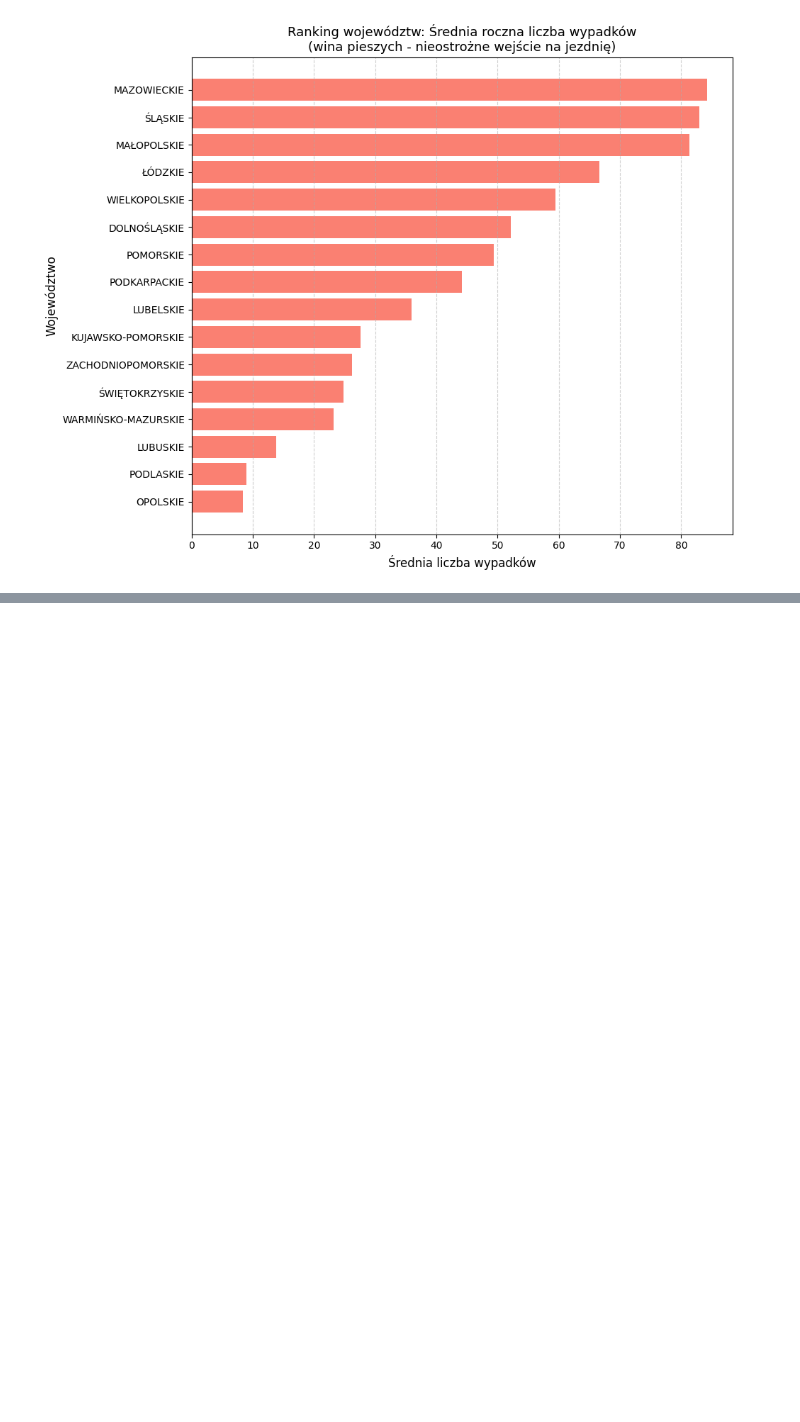
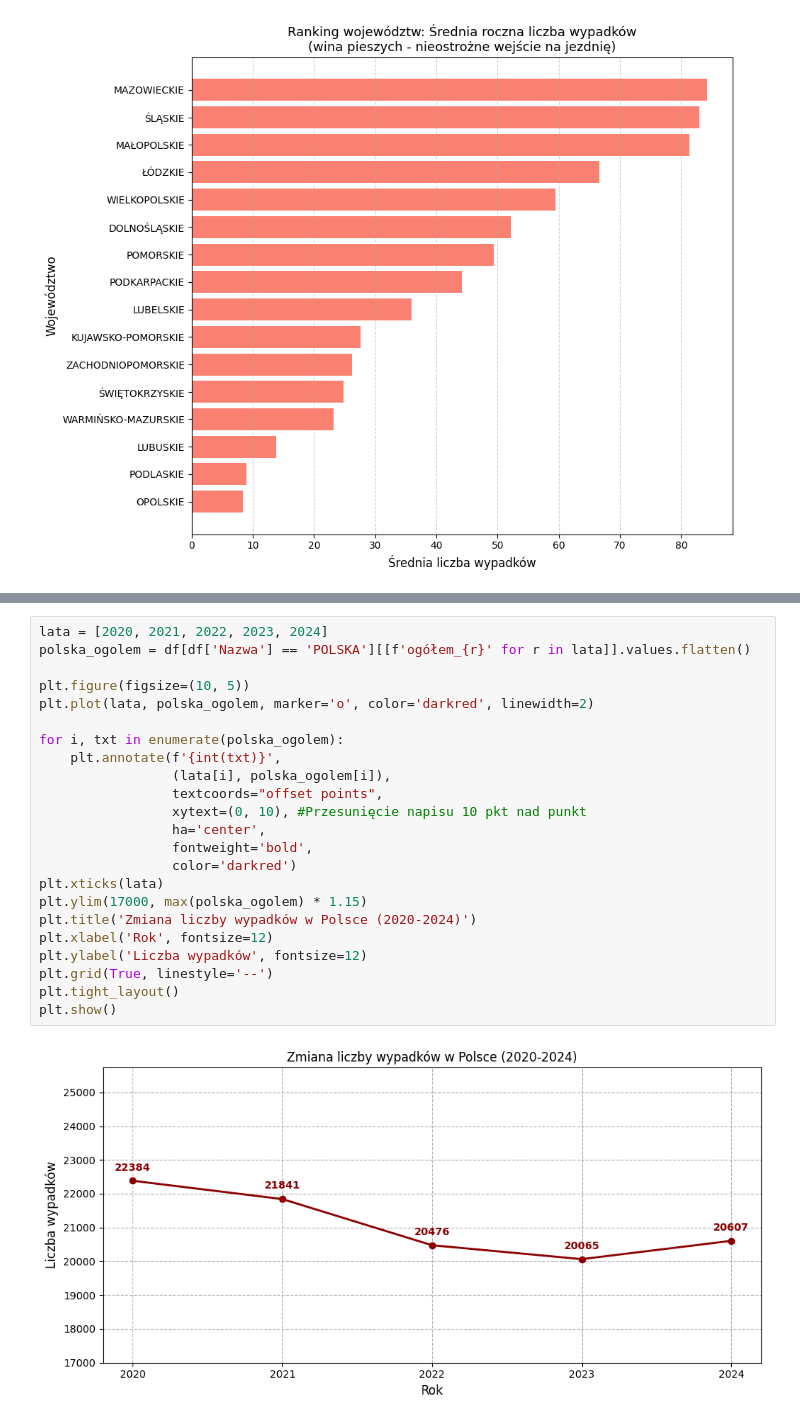
Before and after one commit to wiktoria-gliniecka/ggplotki, a Jupyter notebook: statystyki-opisowe.ipynb, the cells around one changed output, grey strips where cells are left out. Drawn from its saved outputs; the diff is of its cells as text; blank space fills up the shorter version.

```diff
--- a/statystyki-opisowe.ipynb
+++ b/statystyki-opisowe.ipynb
@@ -345,0 +358,25 @@ Text(0.5, 1.0, 'Porównanie wina kierowców i wina pieszych (ogółem)')
+# %%
+lata = [2020, 2021, 2022, 2023, 2024]
+polska_ogolem = df[df['Nazwa'] == 'POLSKA'][[f'ogółem_{r}' for r in lata]].values.flatten()
+
+plt.figure(figsize=(10, 5))
+plt.plot(lata, polska_ogolem, marker='o', color='darkred', linewidth=2)
+
+for i, txt in enumerate(polska_ogolem):
+    plt.annotate(f'{int(txt)}',
+                 (lata[i], polska_ogolem[i]),
+                 textcoords="offset points",
+                 xytext=(0, 10), #Przesunięcie napisu 10 pkt nad punkt
+                 ha='center',
+                 fontweight='bold',
+                 color='darkred')
+plt.xticks(lata)
+plt.ylim(17000, max(polska_ogolem) * 1.15)
+plt.title('Zmiana liczby wypadków w Polsce (2020-2024)')
+plt.xlabel('Rok', fontsize=12)
+plt.ylabel('Liczba wypadków', fontsize=12)
+plt.grid(True, linestyle='--')
+plt.tight_layout()
+plt.show()
+# %% [output]
+[figure, added]
```
Also changed, not shown: parts of 7 cells of this notebook.
